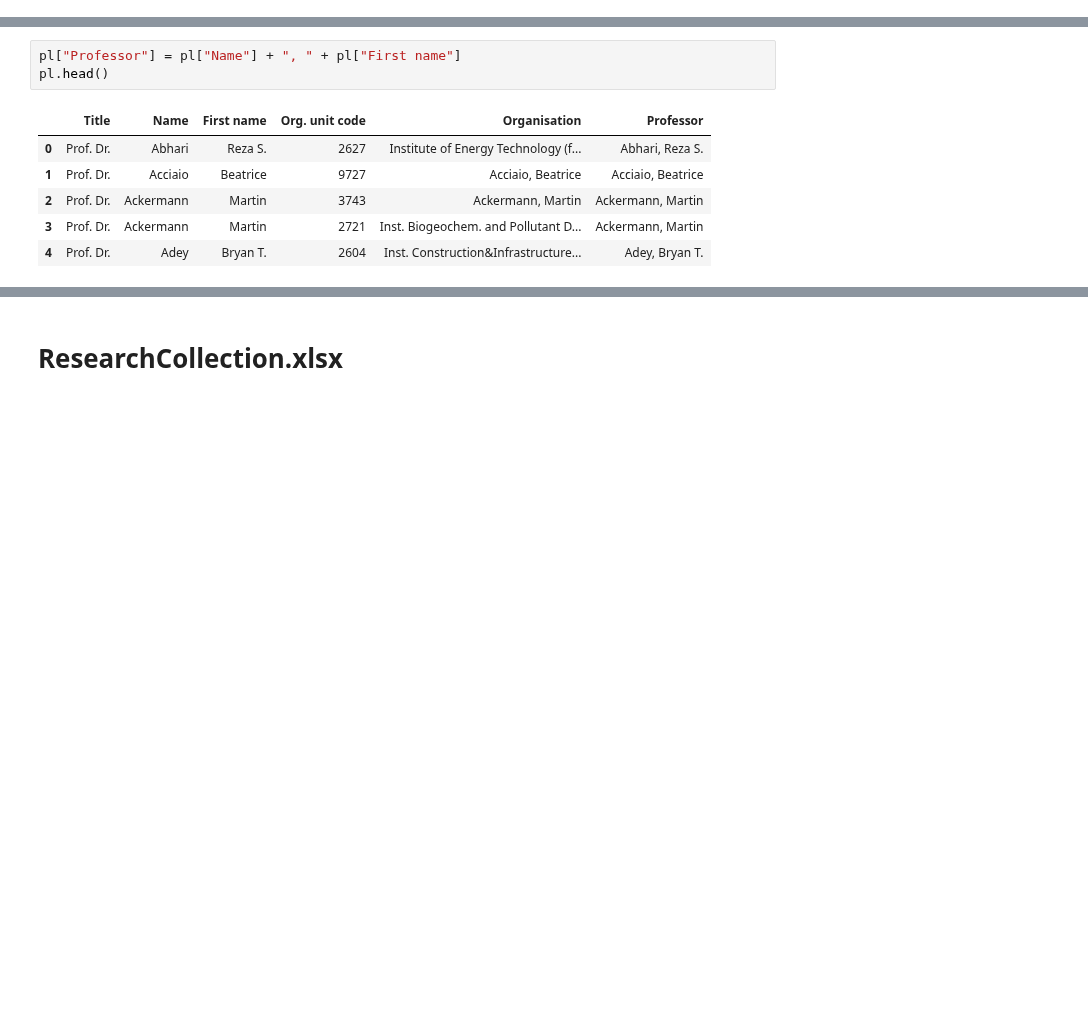
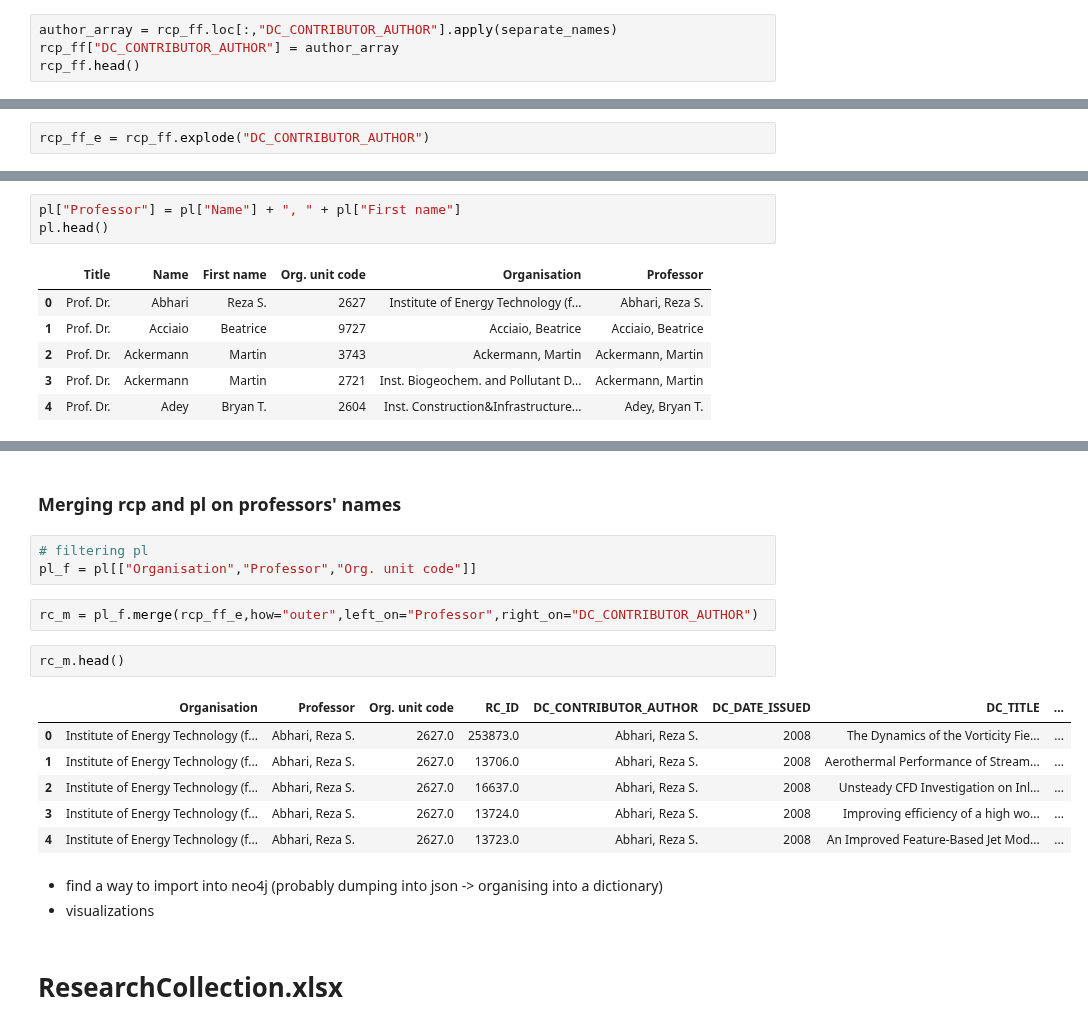
Before and after one commit to GiuliaLanzillotta/ETH_SEARCH, a Jupyter notebook: Data exploration.ipynb, the cells around one changed output, grey strips where cells are left out. Saved outputs shown, nothing was run; the diff lists cells and outputs as text; blank space fills up the shorter version.

```diff
--- a/Data exploration.ipynb
+++ b/Data exploration.ipynb
@@ -147,3 +242,7 @@ Check that we don't have more missing values:  98340
 | 3 | 4209 | NaN | [Becchi, Antonio, Ducic, Sandra, ... | [Stiftung Bibliothek Werner Oechs... | 2008 | NaN | ... |
 | 4 | 203598 | 20.500.11850/13 | None | [Cramm, Wolf-Jürgen, Keil, Geert] | 2008 | NaN | ... |
 5 rows × 42 columns
+# %%
+author_array = rcp_ff.loc[:,"DC_CONTRIBUTOR_AUTHOR"].apply(separate_names)
+rcp_ff["DC_CONTRIBUTOR_AUTHOR"] = author_array
+rcp_ff.head()
@@ -149,0 +264,2 @@ Check that we don't have more missing values:  98340
+# %%
+rcp_ff_e = rcp_ff.explode("DC_CONTRIBUTOR_AUTHOR")
@@ -240,3 +411,22 @@ pl.head()
+# %% [markdown]
+### Merging rcp and pl on professors' names
+# %%
+# filtering pl
+pl_f = pl[["Organisation","Professor","Org. unit code"]]
+# %%
+rc_m = pl_f.merge(rcp_ff_e,how="outer",left_on="Professor",right_on="DC_CONTRIBUTOR_AUTHOR")
+# %%
+rc_m.head()
+# %% [output]
+|  | Organisation | Professor | Org. unit code | RC_ID | DC_CONTRIBUTOR_AUTHOR | DC_DATE_ISSUED | DC_TITLE | ... |
+| 0 | Institute of Energy Technology (f... | Abhari, Reza S. | 2627.0 | 253873.0 | Abhari, Reza S. | 2008 | The Dynamics of the Vorticity Fie... | ... |
+| 1 | Institute of Energy Technology (f... | Abhari, Reza S. | 2627.0 | 13706.0 | Abhari, Reza S. | 2008 | Aerothermal Performance of Stream... | ... |
+| 2 | Institute of Energy Technology (f... | Abhari, Reza S. | 2627.0 | 16637.0 | Abhari, Reza S. | 2008 | Unsteady CFD Investigation on Inl... | ... |
+| 3 | Institute of Energy Technology (f... | Abhari, Reza S. | 2627.0 | 13724.0 | Abhari, Reza S. | 2008 | Improving efficiency of a high wo... | ... |
+| 4 | Institute of Energy Technology (f... | Abhari, Reza S. | 2627.0 | 13723.0 | Abhari, Reza S. | 2008 | An Improved Feature-Based Jet Mod... | ... |
+# %% [markdown]
+- find a way to import into neo4j (probably dumping into json -> organising into a dictionary)
+- visualizations
 # %% [markdown]
 # ResearchCollection.xlsx
 # %%
```
Also changed, not shown: parts of 30 cells of this notebook.
